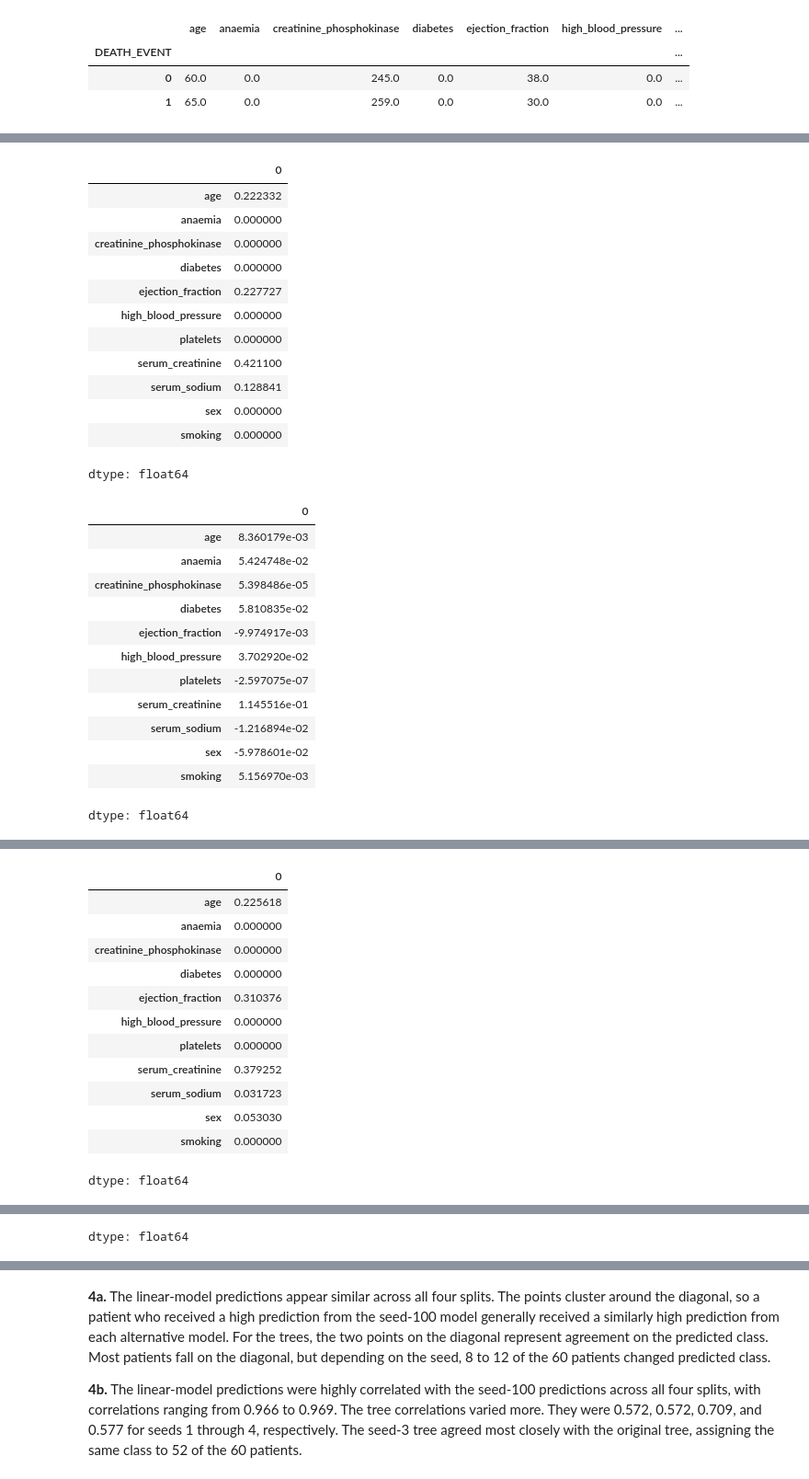
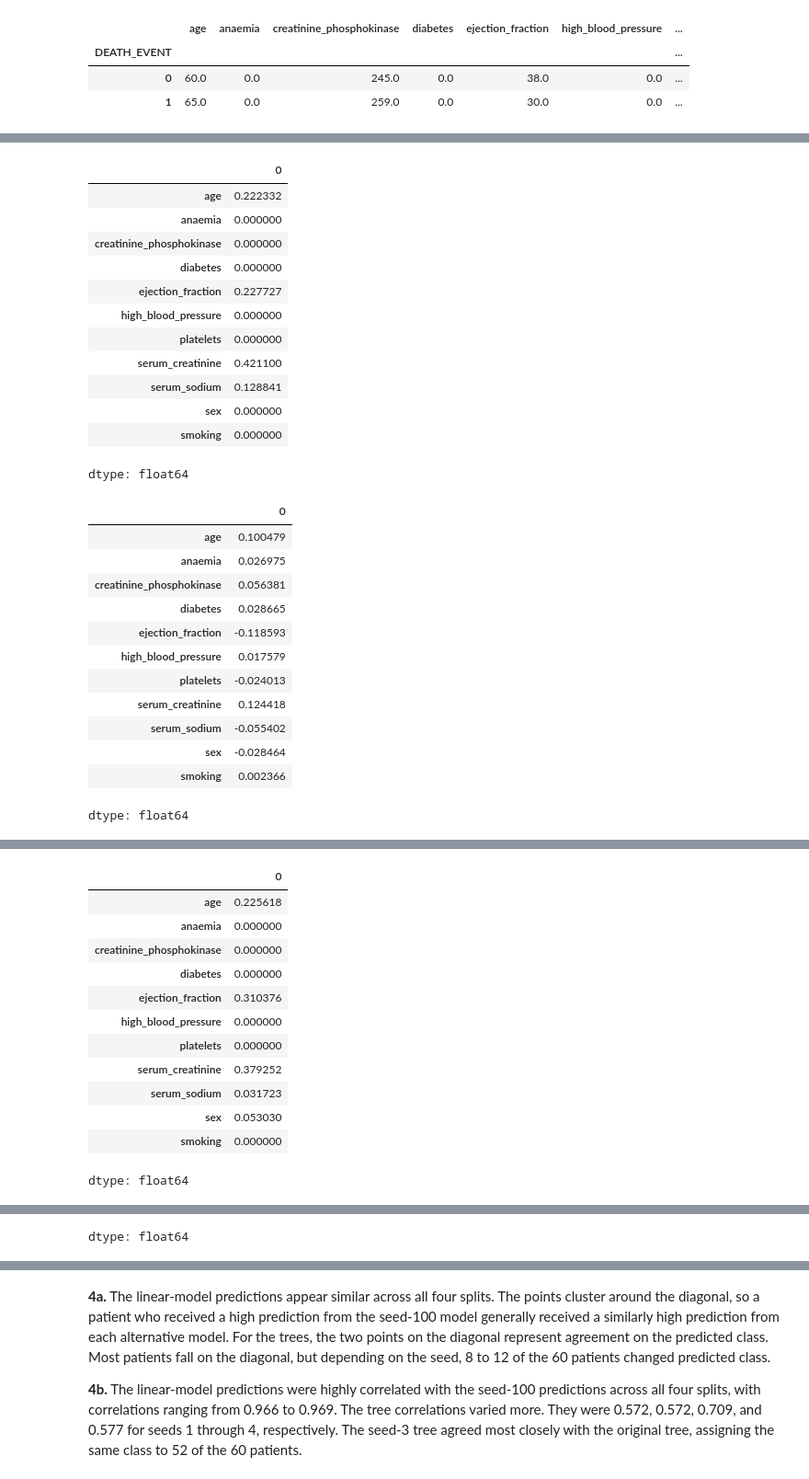
Before and after one commit to derekhatherley/L03-tree-stability, a Jupyter notebook: notebook.ipynb, the cells around one changed output, grey strips where cells are left out. Shown at 92% size. Saved outputs shown, nothing was run; the diff lists cells and outputs as text; code cells hidden in the pictures.

```diff
--- a/notebook.ipynb
+++ b/notebook.ipynb
@@ -39,7 +39,7 @@ import numpy as np
 import seaborn as sns
 import matplotlib.pyplot as plt
 
-df = pd.read_csv("data/heart_failure/heart_failure_clinical_records_dataset.csv")
+df = pd.read_csv("data/heart_failure_clinical_records_dataset.csv")
 display(df.head())
 print(df.shape)
 print(df.isna().sum())
@@ -95,6 +95,7 @@ dtype: float64
 | 1 | 65.0 | 0.0 | 259.0 | 0.0 | 30.0 | 0.0 | ... |
 # %%
 #q2 test train split
+from sklearn.preprocessing import StandardScaler
 from sklearn.model_selection import train_test_split
 
 seed = 100
@@ -125,13 +126,18 @@ display(pd.crosstab(y_test, tree_pred, rownames=['Actual'], colnames=['Predicted
 #linear model
 from sklearn.linear_model import LinearRegression
 
-linear = LinearRegression().fit(X_train, y_train)
+# scaler
+scaler = StandardScaler()
+Z_train = scaler.fit_transform(X_train)
+Z_test = scaler.transform(X_test)
+
+linear = LinearRegression().fit(Z_train, y_train)
 
 #set aside
-linear_pred = linear.predict(X_test)
+linear_pred = linear.predict(Z_test)
 
 residuals = y_test - linear_pred
-rsq = linear.score(X_test, y_test)
+rsq = linear.score(Z_test, y_test)
 rmse = np.sqrt(np.mean(residuals **2 ))
 
 print("R^2: ", rsq)
@@ -161,17 +167,22 @@ for s in range(len(seeds)):
 
   X_train, X_test, y_train, y_test = train_test_split(X, y, test_size=0.2, random_state= seeds[s])
 
+  scaler = StandardScaler()
+  Z_train = scaler.fit_transform(X_train)
+  Z_test = scaler.transform(X_test)
+  Z_test_q2 = scaler.transform(X_test_q2)
+
   tree = DecisionTreeClassifier(max_depth = 3, random_state=seeds[s]).fit(X_train, y_train)
   tree_preds[s]= tree.predict(X_test)
 
-  linear = LinearRegression().fit(X_train, y_train)
-  linear_preds[s]= linear.predict(X_test)
+  linear = LinearRegression().fit(Z_train, y_train)
+  linear_preds[s]= linear.predict(Z_test)
   tree_q2_preds[seeds[s]] = tree.predict(X_test_q2)
-  linear_q2_preds[seeds[s]] = linear.predict(X_test_q2)
+  linear_q2_preds[seeds[s]] = linear.predict(Z_test_q2)
 
   print("Seed", seeds[s])
   print("tree test accuracy: ", np.mean(y_test == tree_preds[s]))
-  print("R^2: ", linear.score(X_test, y_test))
+  print("R^2: ", linear.score(Z_test, y_test))
   print("RMSE: ", np.sqrt(np.mean((y_test - linear_preds[s]) **2)))
   display(pd.Series(tree.feature_importances_, index=X.columns))
   display(pd.Series(linear.coef_, index=X.columns))
@@ -184,28 +195,28 @@ RMSE:  0.3878493672998376
 |  | 0 |
 | age | 0.222332 |
 | anaemia | 0.000000 |
 | creatinine_phosphokinase | 0.000000 |
 | diabetes | 0.000000 |
 | ejection_fraction | 0.227727 |
 | high_blood_pressure | 0.000000 |
 | platelets | 0.000000 |
 | serum_creatinine | 0.421100 |
 | serum_sodium | 0.128841 |
 | sex | 0.000000 |
 | smoking | 0.000000 |
 dtype: float64
 |  | 0 |
-| age | 8.360179e-03 |
-| anaemia | 5.424748e-02 |
-| creatinine_phosphokinase | 5.398486e-05 |
-| diabetes | 5.810835e-02 |
-| ejection_fraction | -9.974917e-03 |
-| high_blood_pressure | 3.702920e-02 |
-| platelets | -2.597075e-07 |
-| serum_creatinine | 1.145516e-01 |
-| serum_sodium | -1.216894e-02 |
-| sex | -5.978601e-02 |
-| smoking | 5.156970e-03 |
+| age | 0.100479 |
+| anaemia | 0.026975 |
+| creatinine_phosphokinase | 0.056381 |
+| diabetes | 0.028665 |
+| ejection_fraction | -0.118593 |
+| high_blood_pressure | 0.017579 |
+| platelets | -0.024013 |
+| serum_creatinine | 0.124418 |
+| serum_sodium | -0.055402 |
+| sex | -0.028464 |
+| smoking | 0.002366 |
 dtype: float64
 Seed 2
 tree test accuracy:  0.75
```
Also changed, not shown: parts of 4 cells of this notebook.
